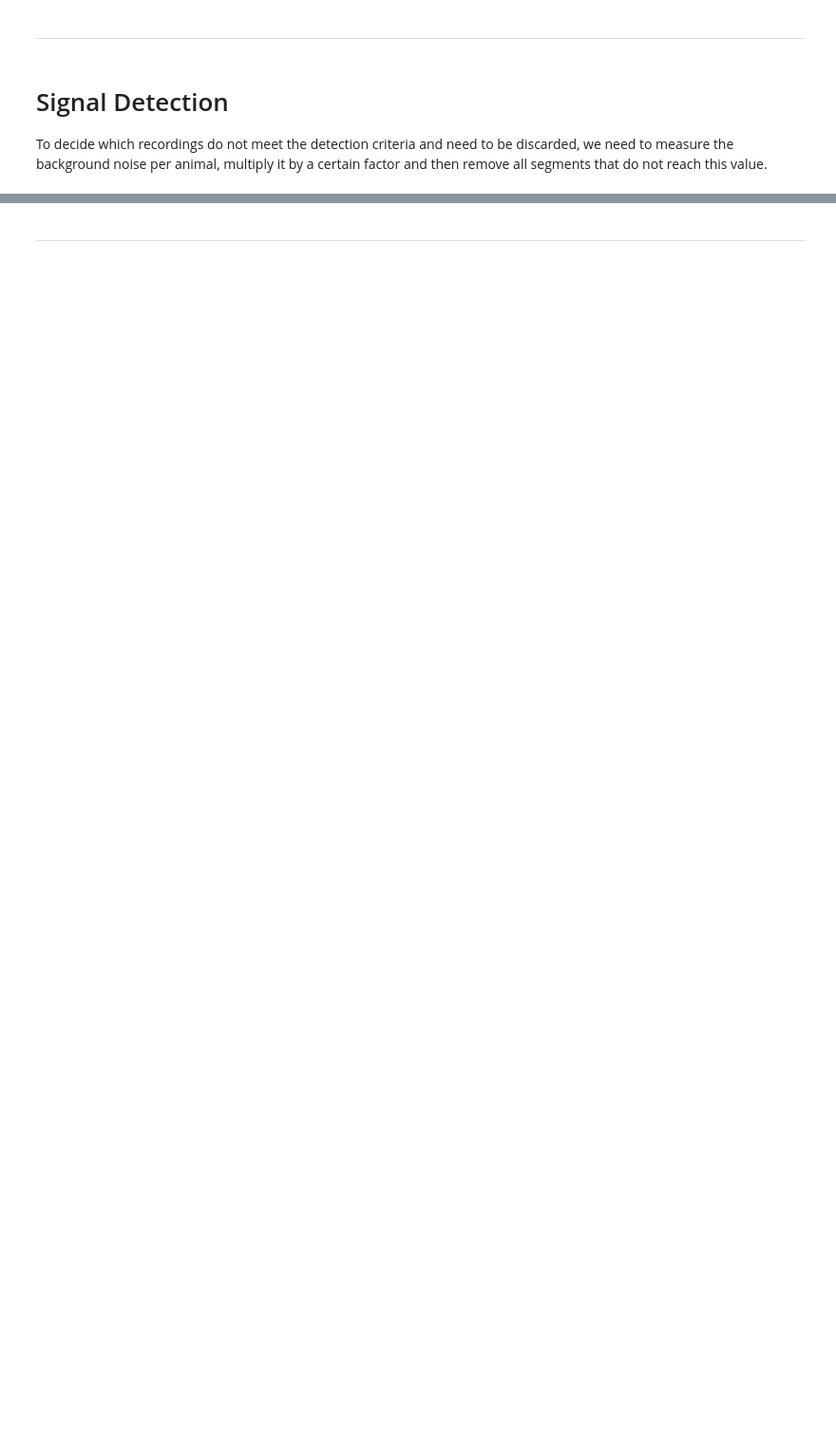
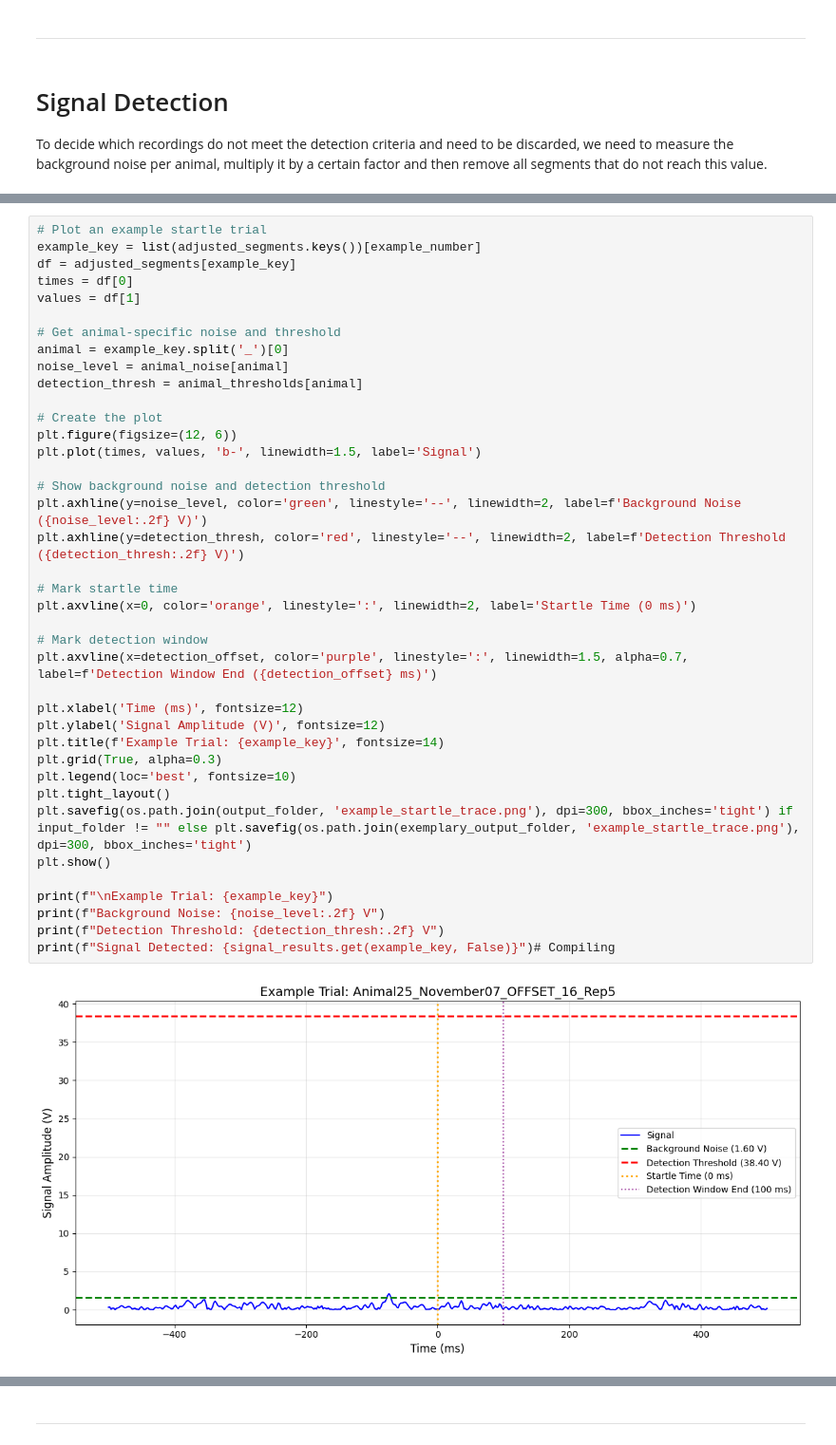
Before and after one commit to Lara-Kolb/Startle-Response-Analysis, a Jupyter notebook: Main.ipynb, the cells around one changed output, grey strips where cells are left out. Shown at 95% size. Drawn from its saved outputs; the diff is of its cells as text; blank space fills up the shorter version.

```diff
--- a/Main.ipynb
+++ b/Main.ipynb
@@ -437 +476,42 @@ Hit Rate per Animal:
 -----------------------------------------------
+# %%
+# Plot an example startle trial
+example_key = list(adjusted_segments.keys())[example_number]
+df = adjusted_segments[example_key]
+times = df[0]
+values = df[1]
+
+# Get animal-specific noise and threshold
+animal = example_key.split('_')[0]
+noise_level = animal_noise[animal]
+detection_thresh = animal_thresholds[animal]
+
+# Create the plot
+plt.figure(figsize=(12, 6))
+plt.plot(times, values, 'b-', linewidth=1.5, label='Signal')
+
+# Show background noise and detection threshold
+plt.axhline(y=noise_level, color='green', linestyle='--', linewidth=2, label=f'Background Noise ({noise_level:.2f} V)')
+plt.axhline(y=detection_thresh, color='red', linestyle='--', linewidth=2, label=f'Detection Threshold ({detection_thresh:.2f} V)')
+
+# Mark startle time
+plt.axvline(x=0, color='orange', linestyle=':', linewidth=2, label='Startle Time (0 ms)')
+
+# Mark detection window
+plt.axvline(x=detection_offset, color='purple', linestyle=':', linewidth=1.5, alpha=0.7, label=f'Detection Window End ({detection_offset} ms)')
+
+plt.xlabel('Time (ms)', fontsize=12)
+plt.ylabel('Signal Amplitude (V)', fontsize=12)
+plt.title(f'Example Trial: {example_key}', fontsize=14)
+plt.grid(True, alpha=0.3)
+plt.legend(loc='best', fontsize=10)
+plt.tight_layout()
+plt.savefig(os.path.join(output_folder, 'example_startle_trace.png'), dpi=300, bbox_inches='tight') if input_folder != "" else plt.savefig(os.path.join(exemplary_output_folder, 'example_startle_trace.png'), dpi=300, bbox_inches='tight')
+plt.show()
+
+print(f"\nExample Trial: {example_key}")
+print(f"Background Noise: {noise_level:.2f} V")
+print(f"Detection Threshold: {detection_thresh:.2f} V")
+print(f"Signal Detected: {signal_results.get(example_key, False)}")# Compiling
+# %% [output]
+[figure, added]
```
Also changed, not shown: parts of 14 cells of this notebook, 1 other file.
